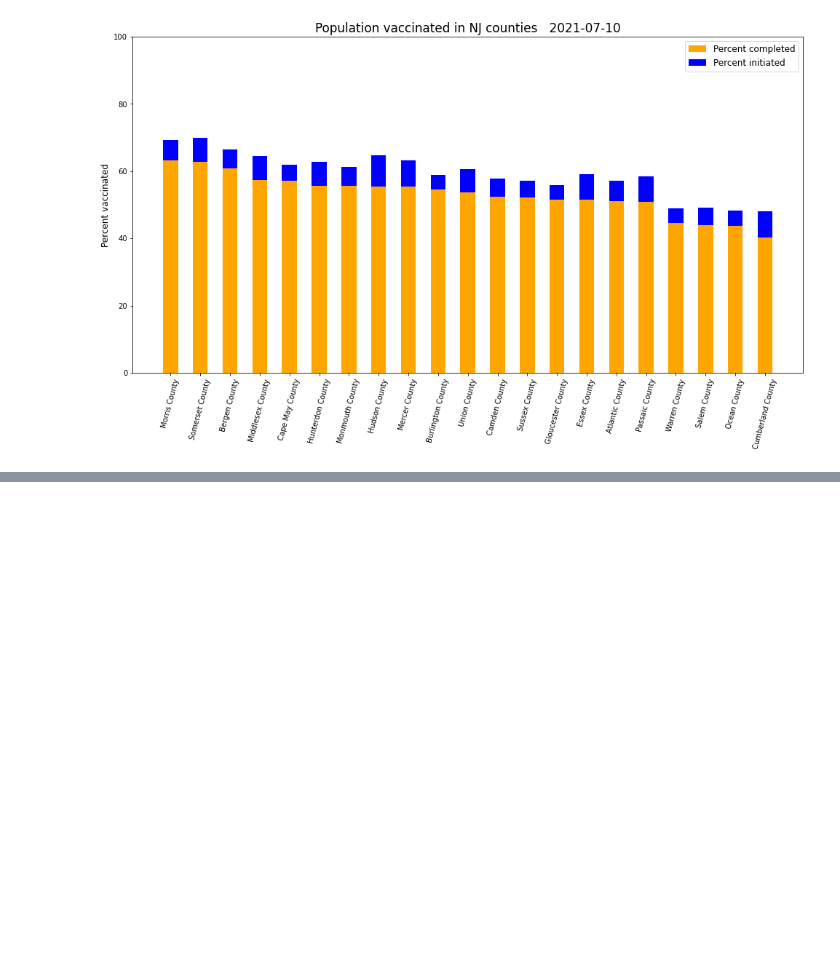
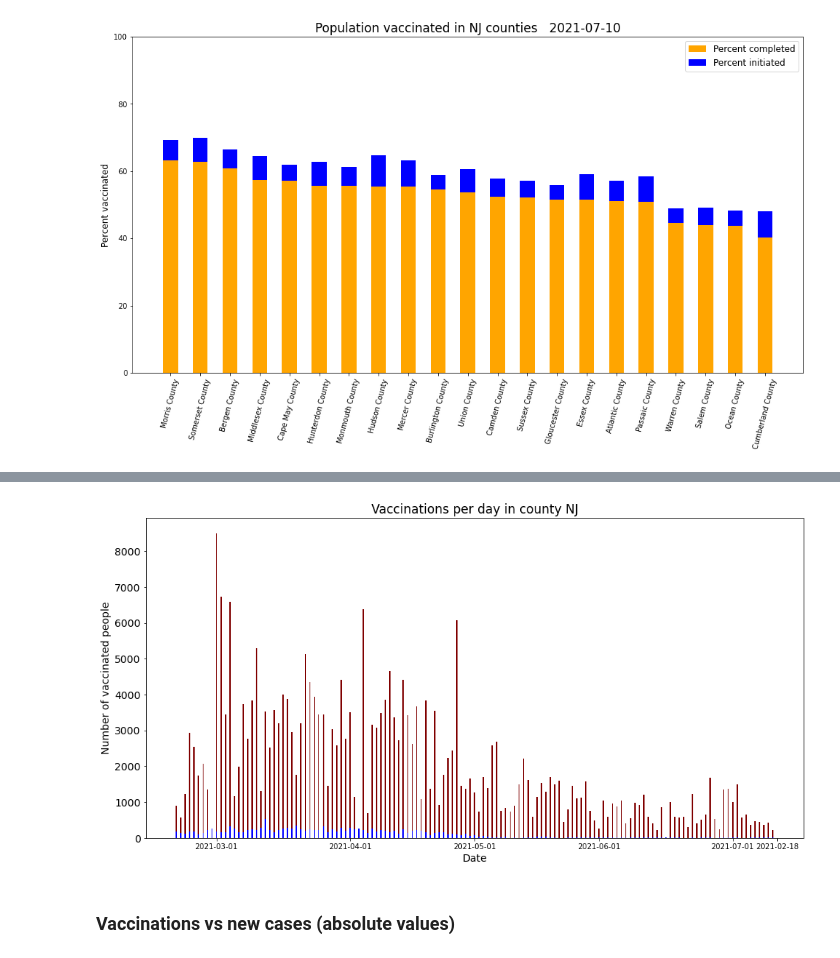
Before and after one commit to melissadiep94/covid19-project, a Jupyter notebook: State_NJ_Covid_time.ipynb, the cells around one changed output, grey strips where cells are left out. Saved outputs shown, nothing was run; the diff lists cells and outputs as text; code cells hidden in the pictures; blank space fills up the shorter version.

Commit message:
plots added - linear regression, bar

```diff
--- a/State_NJ_Covid_time.ipynb
+++ b/State_NJ_Covid_time.ipynb
@@ -146,3 +146,14 @@ plt.legend((p1[0], p2[0]), (header[0], header[1]), fontsize=12)
 plt.show()
 # %% [output]
 [figure]
+# %%
+time_vaccine_df = pd.DataFrame(vaccines_mer_pd)
+time_vaccine_df.head()
+time_vaccine_df =time_vaccine_df.sort_values(['county', 'date'])
+time_vaccine_df["delta_init"]=time_vaccine_df['actuals.vaccinationsInitiated'].diff()
+index_county_df = time_vaccine_df.set_index(time_vaccine_df["county"]).fillna(0)
+index_county_df.loc[index_county_df['delta_init'] <0]=0
+
+#time_vaccine_df["delta_init"]=time_vaccine_df.groupby(['county', 'date'])['actuals.vaccinationsInitiated']#.transform(pd.Series.diff)
+
+index_county_df.head(10)
@@ -148,0 +173,4 @@ plt.show()
+# %%
+#index_county_df = time_vaccine_df.set_index(time_vaccine_df["county"])
+county_x= index_county_df.loc[index_county_df['county'] == "Morris County"]
+county_x
@@ -148,0 +192,20 @@ plt.show()
+# %%
+x_axis = county_x["date"]
+values = county_x['delta_init']
+
+fig = plt.figure(figsize = (16, 8))
+fig.tight_layout()
+# creating the bar plot
+plt.bar(x_axis, values, color ='maroon', width = 0.3)
+plt.bar(x_axis, county_x['actuals.newCases'], color ='blue', width = 0.3)
+
+plt.xlabel("Date")
+plt.ylabel("Number of vaccinated people")
+plt.xticks(['2021-02-18','2021-03-01','2021-04-01','2021-05-01','2021-06-01','2021-07-01'], fontsize=10, rotation=0)
+#plt.legend
+plt.title("Vaccinations per day in county NJ")
+plt.show()
+# %% [output]
+[figure, added]
+# %% [markdown]
+### Vaccinations vs new cases (absolute values)
```
Also changed, not shown: parts of 12 cells of this notebook.
